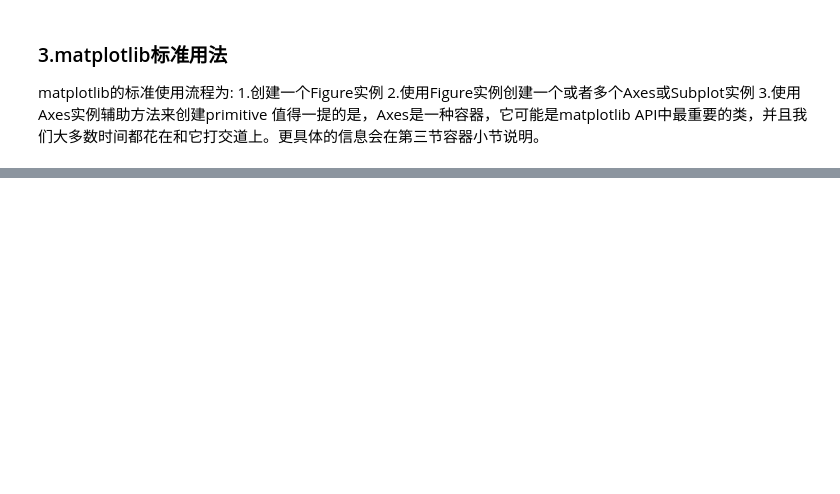
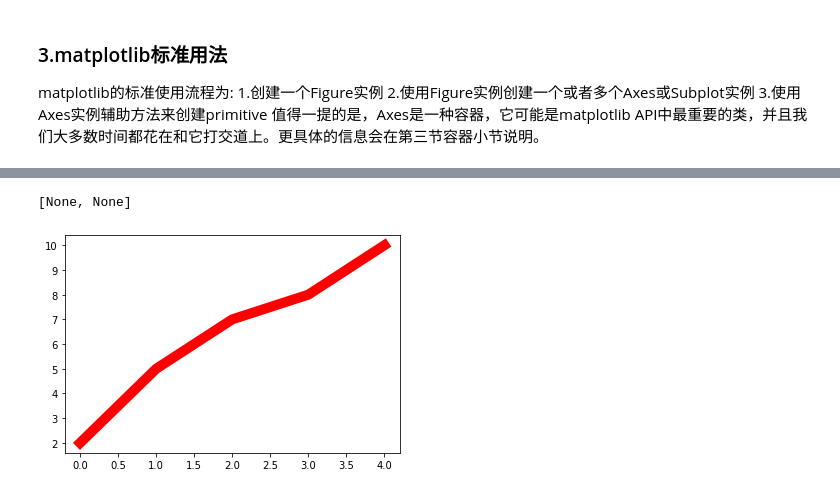
Before and after one commit to shaonfu/matplotlib_study, a Jupyter notebook: matplotlib_learn_second_lesson.ipynb, the cells around one changed output, grey strips where cells are left out. Cells and saved outputs as stored; diff of their text form; code cells hidden in the pictures; blank space fills up the shorter version.

```diff
--- a/matplotlib_learn_second_lesson.ipynb
+++ b/matplotlib_learn_second_lesson.ipynb
@@ -34,0 +106,9 @@ fig = plt.figure()
+# %%
+#获得线属性,使用setp()函数设置
+x = range(0,5)
+y = [2,5,7,8,10]
+lines = plt.plot(x,y)
+plt.setp(lines,color='r',linewidth=10)
+# %% [output]
+[None, None]
+[figure, added]
```
Also changed, not shown: parts of 19 cells of this notebook.
